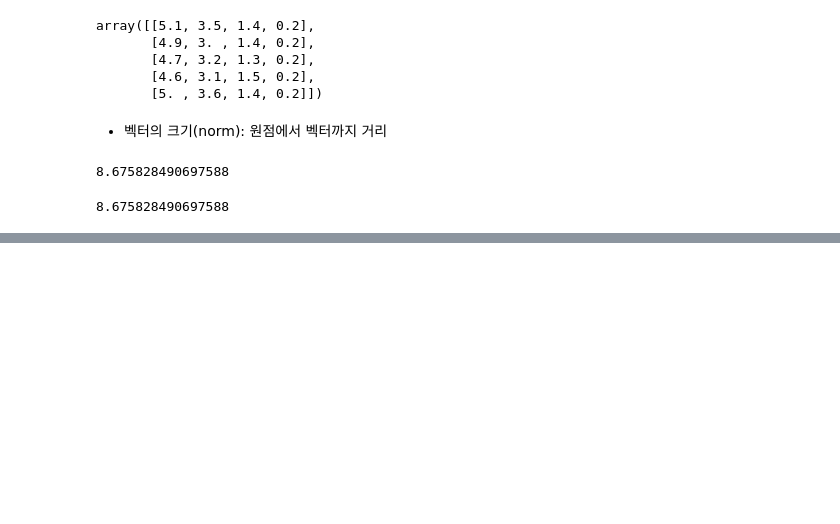
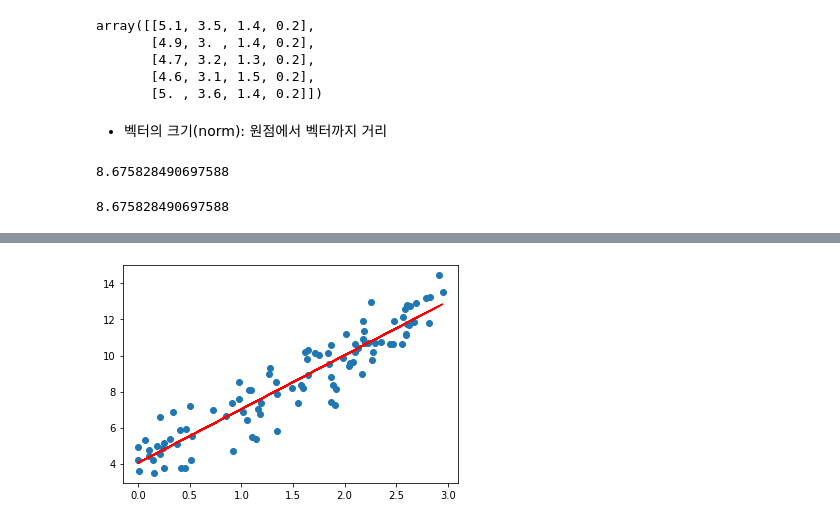
Before and after one commit to JisungPark0319/education, a Jupyter notebook: lab_ml/ml04_linear_algebra.ipynb, the cells around one changed output, grey strips where cells are left out. Saved outputs shown, nothing was run; the diff lists cells and outputs as text; code cells hidden in the pictures; blank space fills up the shorter version.

```diff
--- a/lab_ml/ml04_linear_algebra.ipynb
+++ b/lab_ml/ml04_linear_algebra.ipynb
@@ -73,0 +489,6 @@ np.linalg.norm(X[:2])
+# %%
+plt.scatter(x=x, y=y)
+plt.plot(x, pred_y, color='red')
+plt.show()
+# %% [output]
+[figure, added]
```
Also changed, not shown: parts of 83 cells of this notebook.
